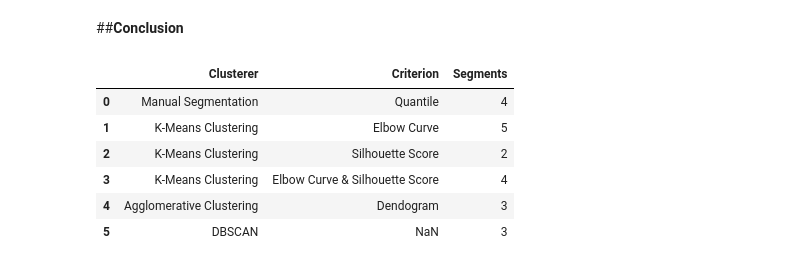
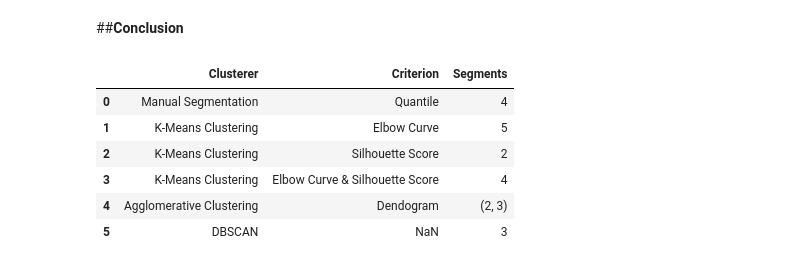
Before and after one commit to s-kp/CapstoneProject-MLUnsupervised, a Jupyter notebook: Online_Retail_Customer_Segmentation_Capstone_Project.ipynb, the cells around one changed output. Cells and saved outputs as stored; diff of their text form; code cells hidden in the pictures.

```diff
--- a/Online_Retail_Customer_Segmentation_Capstone_Project.ipynb
+++ b/Online_Retail_Customer_Segmentation_Capstone_Project.ipynb
@@ -497,16 +530,16 @@ plt.show()
 # %%
 # Summarizing the results obtained by clustering using various methods
 summary = pd.DataFrame({"Clusterer": ['Manual Segmentation', "K-Means Clustering", "K-Means Clustering",
                                       "K-Means Clustering", "Agglomerative Clustering", "DBSCAN"],
                         'Criterion': ['Quantile', 'Elbow Curve', 'Silhouette Score',
                                       'Elbow Curve & Silhouette Score', 'Dendogram', np.nan],
-                        "Segments" : [4,5,2,4,3,3]})
+                        "Segments" : [4,5,2,4,(2,3),3]})
 summary
 # %% [output]
 |  | Clusterer | Criterion | Segments |
 | 0 | Manual Segmentation | Quantile | 4 |
 | 1 | K-Means Clustering | Elbow Curve | 5 |
 | 2 | K-Means Clustering | Silhouette Score | 2 |
 | 3 | K-Means Clustering | Elbow Curve & Silhouette Score | 4 |
-| 4 | Agglomerative Clustering | Dendogram | 3 |
+| 4 | Agglomerative Clustering | Dendogram | (2, 3) |
 | 5 | DBSCAN | NaN | 3 |
```
Also changed, not shown: parts of 10 cells of this notebook.
